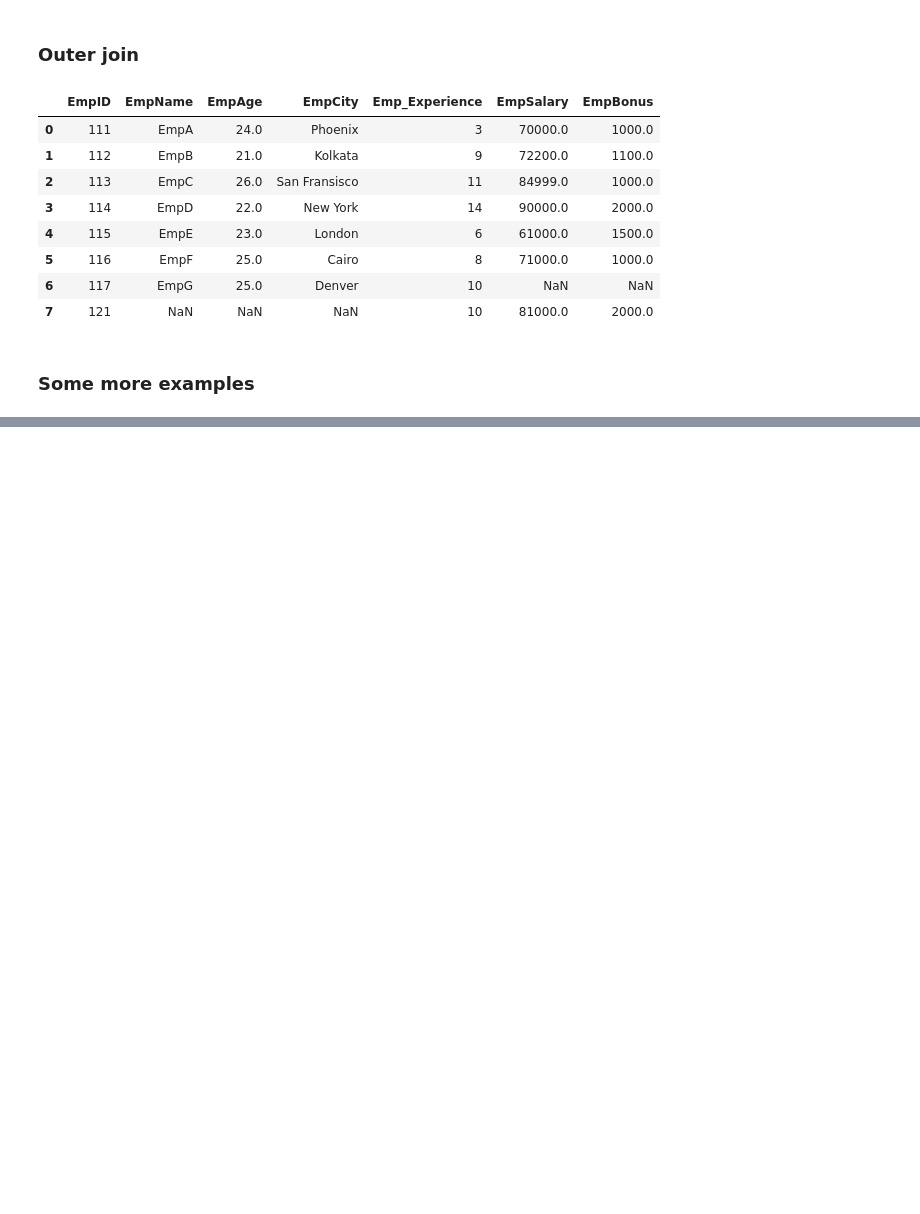
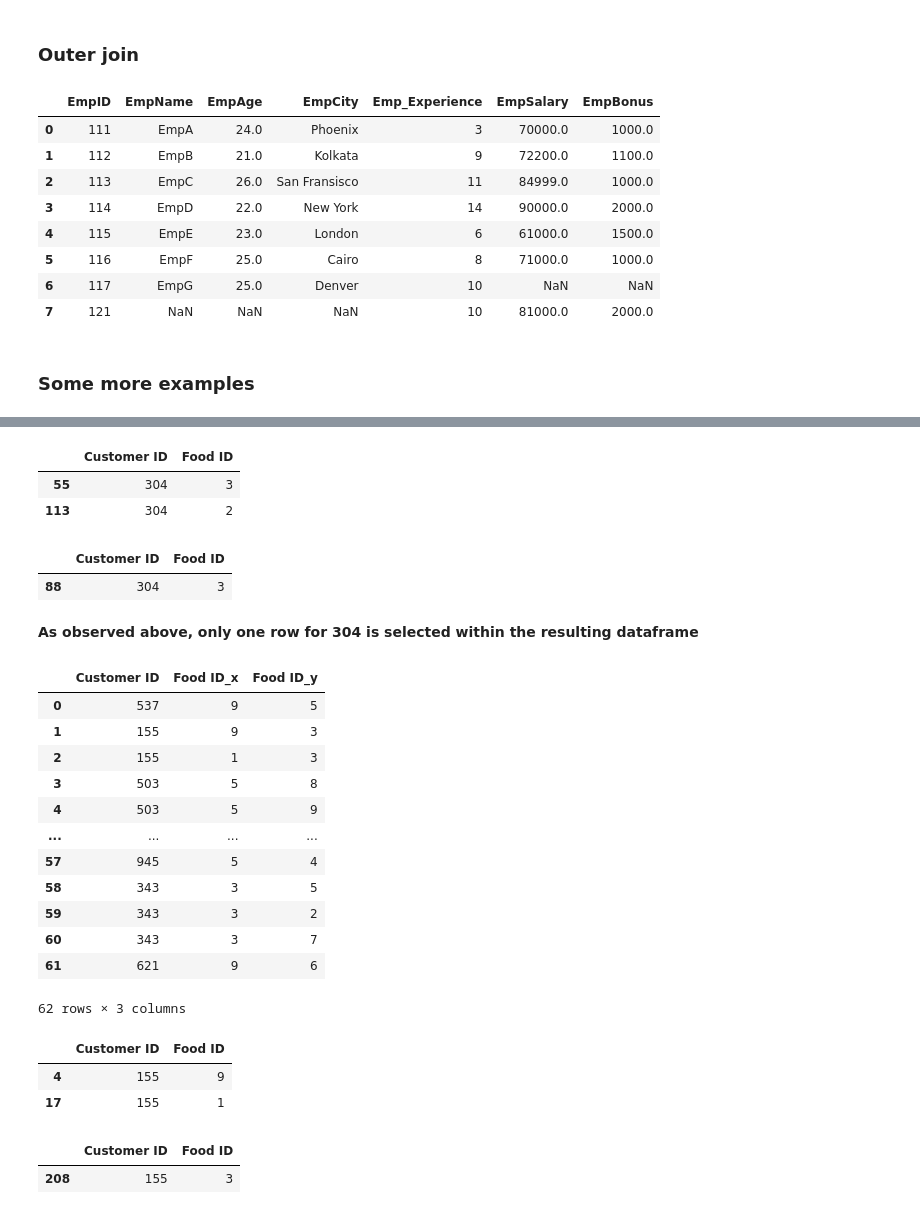
Before and after one commit to selfstarter39/ml_ds, a Jupyter notebook: data_wrangling/merge-pandas.ipynb, the cells around one changed output, grey strips where cells are left out. Saved outputs shown, nothing was run; the diff lists cells and outputs as text; code cells hidden in the pictures; blank space fills up the shorter version.

Commit message:
Added more details for merge operations

```diff
--- a/data_wrangling/merge-pandas.ipynb
+++ b/data_wrangling/merge-pandas.ipynb
@@ -199,0 +162,5 @@ superbowl.merge(tv).head(n=10)
+# %%
+week1 = pd.read_csv("./img/data_for_analysis/Restaurant - Week 1 Sales.csv")
+week2 = pd.read_csv("./img/data_for_analysis/Restaurant - Week 2 Sales.csv")
+customers = pd.read_csv("./img/data_for_analysis/Restaurant - Customers.csv")
+food = pd.read_csv("./img/data_for_analysis/Restaurant - Foods.csv")
@@ -199,0 +210,14 @@ superbowl.merge(tv).head(n=10)
+# %%
+# Let's doublecheck
+week1[week1["Customer ID"]==304]
+# %% [output]
+|  | Customer ID | Food ID |
+| 55 | 304 | 3 |
+| 113 | 304 | 2 |
+# %%
+week2[week2["Customer ID"]==304]
+# %% [output]
+|  | Customer ID | Food ID |
+| 88 | 304 | 3 |
+# %% [markdown]
+**As observed above, only one row for 304 is selected within the resulting dataframe**
@@ -199,0 +226,27 @@ superbowl.merge(tv).head(n=10)
+# %%
+week1.merge(week2, how = "inner", on = ["Customer ID"])
+# %% [output]
+|  | Customer ID | Food ID_x | Food ID_y |
+| 0 | 537 | 9 | 5 |
+| 1 | 155 | 9 | 3 |
+| 2 | 155 | 1 | 3 |
+| 3 | 503 | 5 | 8 |
+| 4 | 503 | 5 | 9 |
+| ... | ... | ... | ... |
+| 57 | 945 | 5 | 4 |
+| 58 | 343 | 3 | 5 |
+| 59 | 343 | 3 | 2 |
+| 60 | 343 | 3 | 7 |
+| 61 | 621 | 9 | 6 |
+62 rows × 3 columns
+# %%
+week1[week1["Customer ID"]== 155]
+# %% [output]
+|  | Customer ID | Food ID |
+| 4 | 155 | 9 |
+| 17 | 155 | 1 |
+# %%
+week2[week2["Customer ID"]== 155]
+# %% [output]
+|  | Customer ID | Food ID |
+| 208 | 155 | 3 |
```
Also changed, not shown: parts of 10 cells of this notebook, 4 other files.
